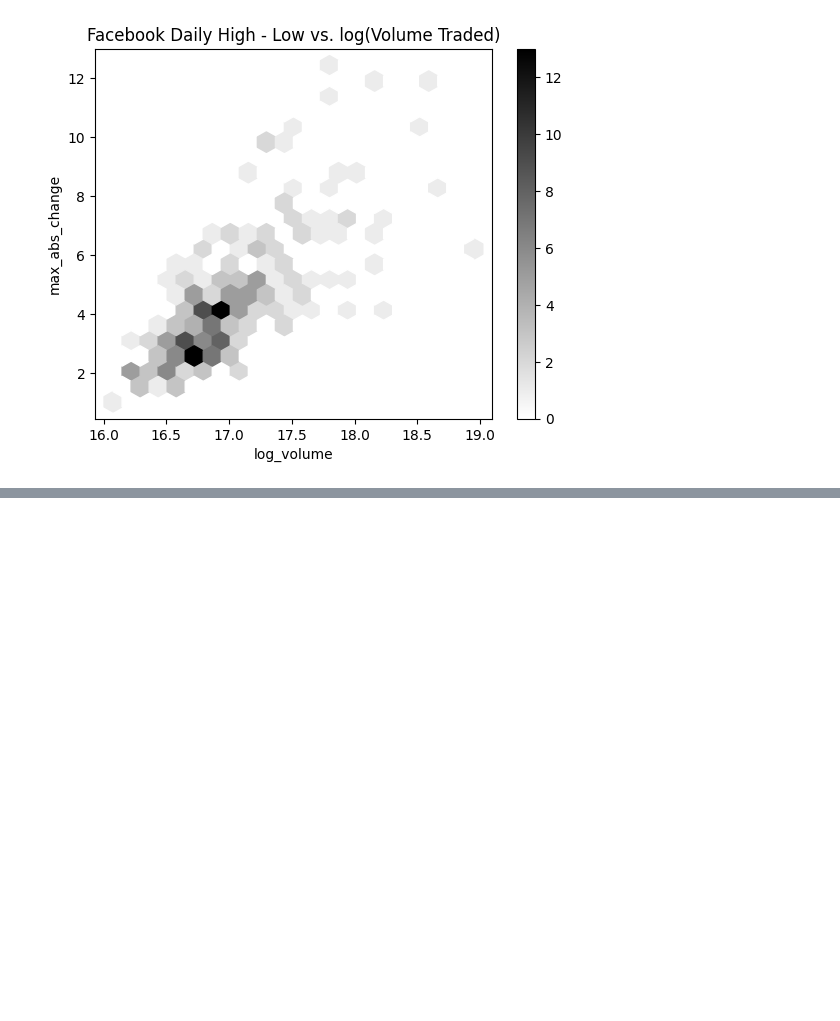
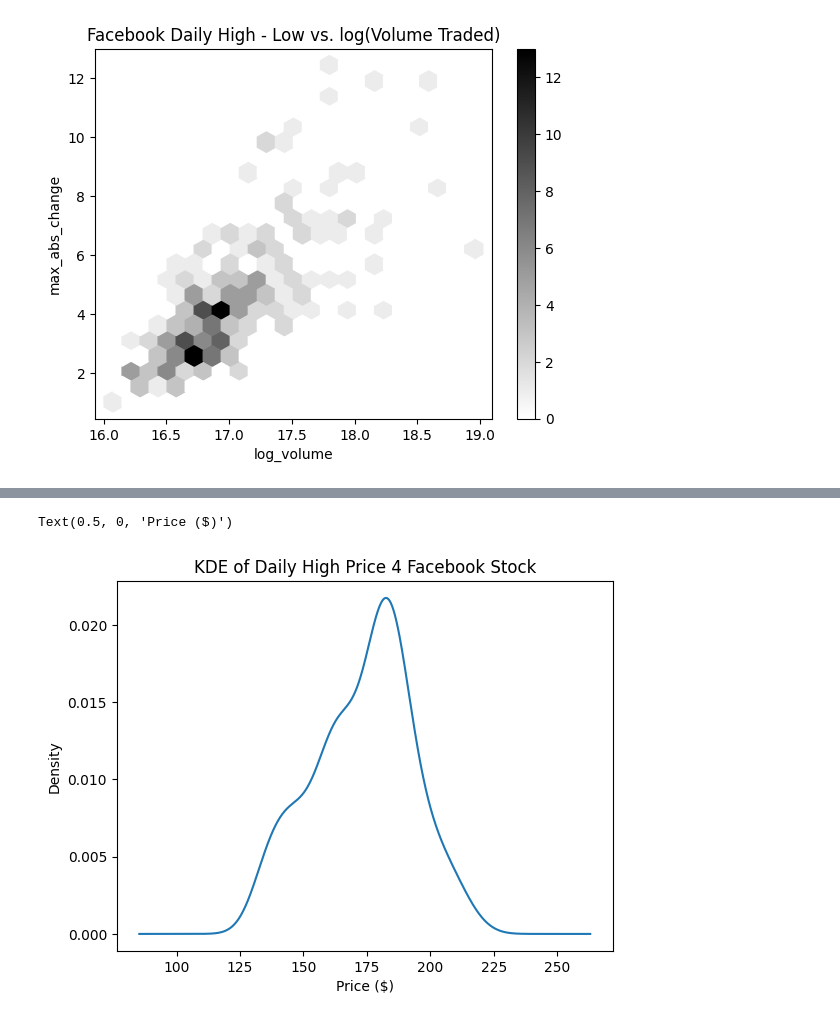
Before and after one commit to JPL-JUNO/Hands-On-Data-Analysis-with-Pandas, a Jupyter notebook: 05_visualizing_data/2-plotting_with_pandas.ipynb, the cells around one changed output, grey strips where cells are left out. Saved outputs shown, nothing was run; the diff lists cells and outputs as text; code cells hidden in the pictures; blank space fills up the shorter version.

```diff
--- a/05_visualizing_data/2-plotting_with_pandas.ipynb
+++ b/05_visualizing_data/2-plotting_with_pandas.ipynb
@@ -147,0 +196,10 @@ fb.assign(
+# %%
+fb["high"].plot(
+    kind='kde',
+    title="KDE of Daily High Price 4 Facebook Stock"
+)
+
+plt.xlabel("Price ($)")
+# %% [output]
+Text(0.5, 0, 'Price ($)')
+[figure, added]
```
Also changed, not shown: parts of 12 cells of this notebook.
